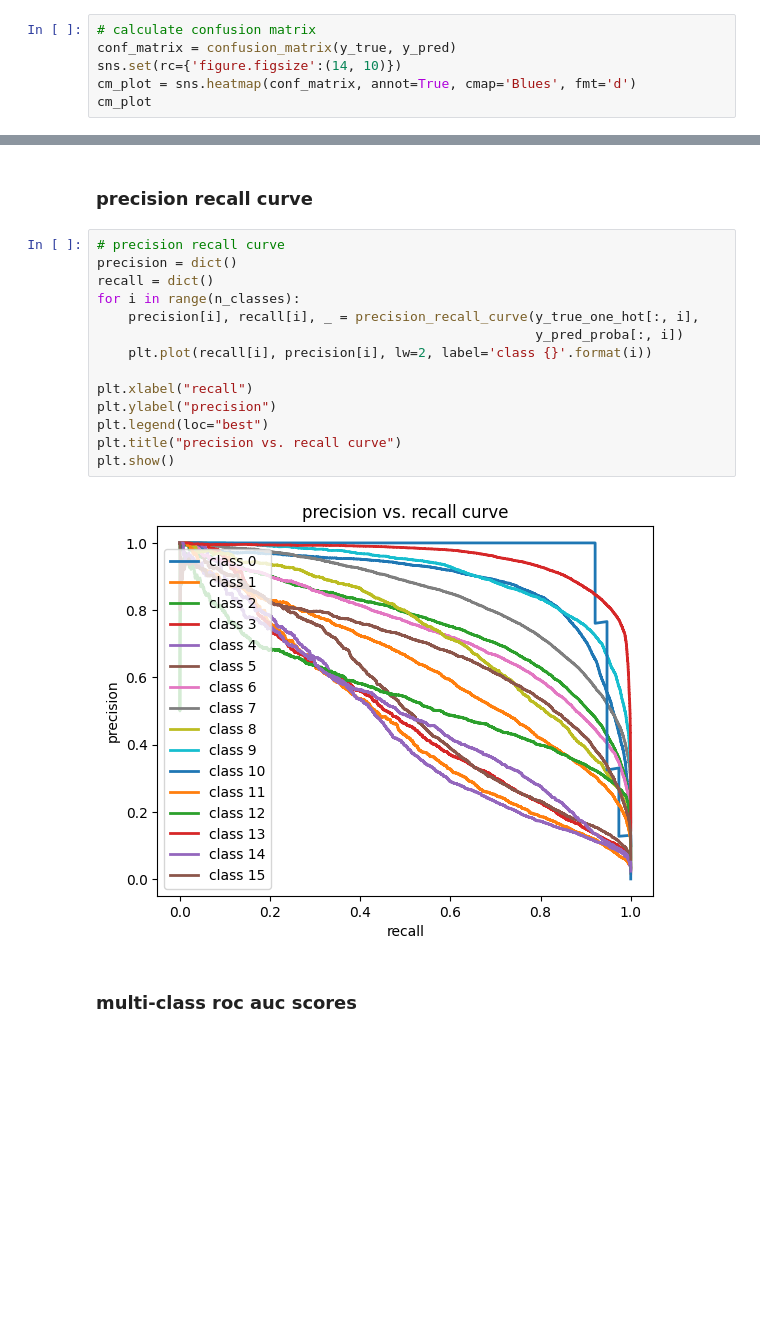
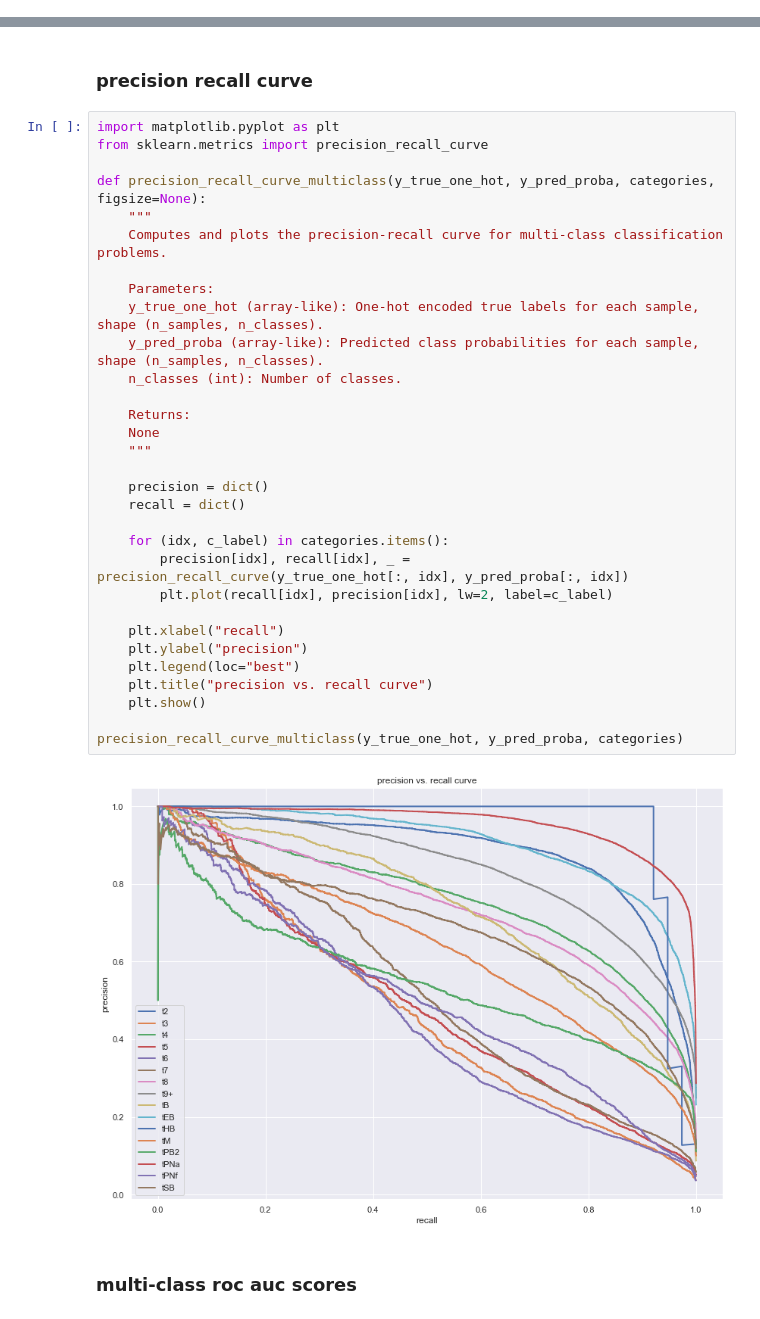
Before and after one commit to antujn/embryoAI, a Jupyter notebook: embryoAI_phase_3_evaluation.ipynb, the cells around one changed output, grey strips where cells are left out. Drawn from its saved outputs; the diff is of its cells as text; blank space fills up the shorter version.

```diff
--- a/embryoAI_phase_3_evaluation.ipynb
+++ b/embryoAI_phase_3_evaluation.ipynb
@@ -60,6 +54,0 @@ y_true_one_hot = pd.get_dummies(predictions.phase.map({v:k for k,v in categories
-# %%
-# calculate confusion matrix
-conf_matrix = confusion_matrix(y_true, y_pred)
-sns.set(rc={'figure.figsize':(14, 10)})
-cm_plot = sns.heatmap(conf_matrix, annot=True, cmap='Blues', fmt='d')
-cm_plot
@@ -97,21 +321,38 @@ Cohen's Kappa: 0.6719372344187282
 # %% [markdown]
 ### precision recall curve
 # %%
-# precision recall curve
-precision = dict()
-recall = dict()
-for i in range(n_classes):
-    precision[i], recall[i], _ = precision_recall_curve(y_true_one_hot[:, i],
-                                                        y_pred_proba[:, i])
-    plt.plot(recall[i], precision[i], lw=2, label='class {}'.format(i))
+import matplotlib.pyplot as plt
+from sklearn.metrics import precision_recall_curve
 
-plt.xlabel("recall")
-plt.ylabel("precision")
-plt.legend(loc="best")
-plt.title("precision vs. recall curve")
-plt.show()
+def precision_recall_curve_multiclass(y_true_one_hot, y_pred_proba, categories, figsize=None):
+    """
+    Computes and plots the precision-recall curve for multi-class classification problems.
+
+    Parameters:
+    y_true_one_hot (array-like): One-hot encoded true labels for each sample, shape (n_samples, n_classes).
+    y_pred_proba (array-like): Predicted class probabilities for each sample, shape (n_samples, n_classes).
+    n_classes (int): Number of classes.
+
+    Returns:
+    None
+    """
+
+    precision = dict()
+    recall = dict()
+
+    for (idx, c_label) in categories.items():
+        precision[idx], recall[idx], _ = precision_recall_curve(y_true_one_hot[:, idx], y_pred_proba[:, idx])
+        plt.plot(recall[idx], precision[idx], lw=2, label=c_label)
+
+    plt.xlabel("recall")
+    plt.ylabel("precision")
+    plt.legend(loc="best")
+    plt.title("precision vs. recall curve")
+    plt.show()
+
+precision_recall_curve_multiclass(y_true_one_hot, y_pred_proba, categories)
 # %% [output]
-[figure, old version]
+[figure, new version]
 # %% [markdown]
 ### multi-class roc auc scores
 # %%
```
Also changed, not shown: parts of 16 cells of this notebook, 5 other files.
